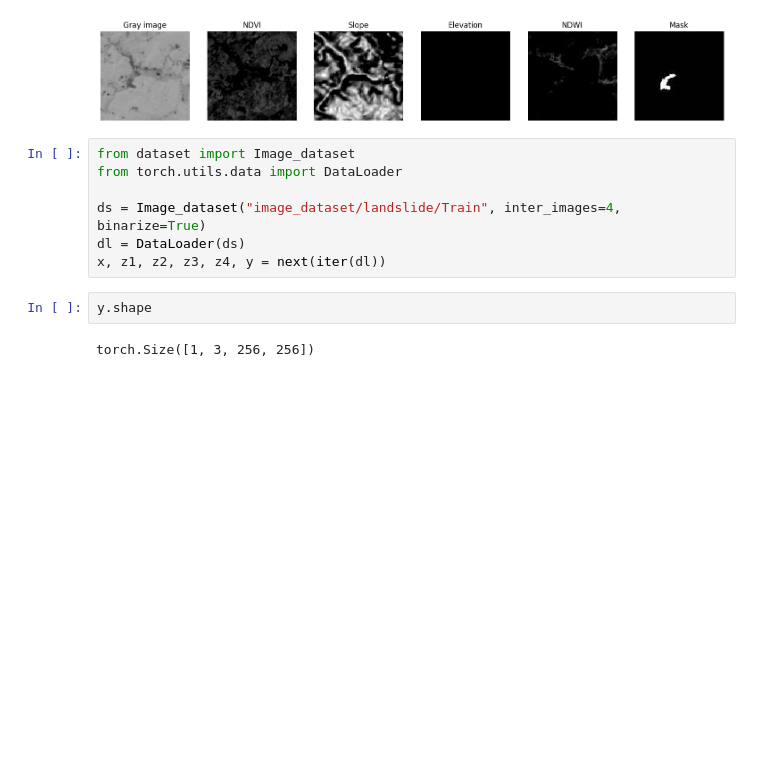
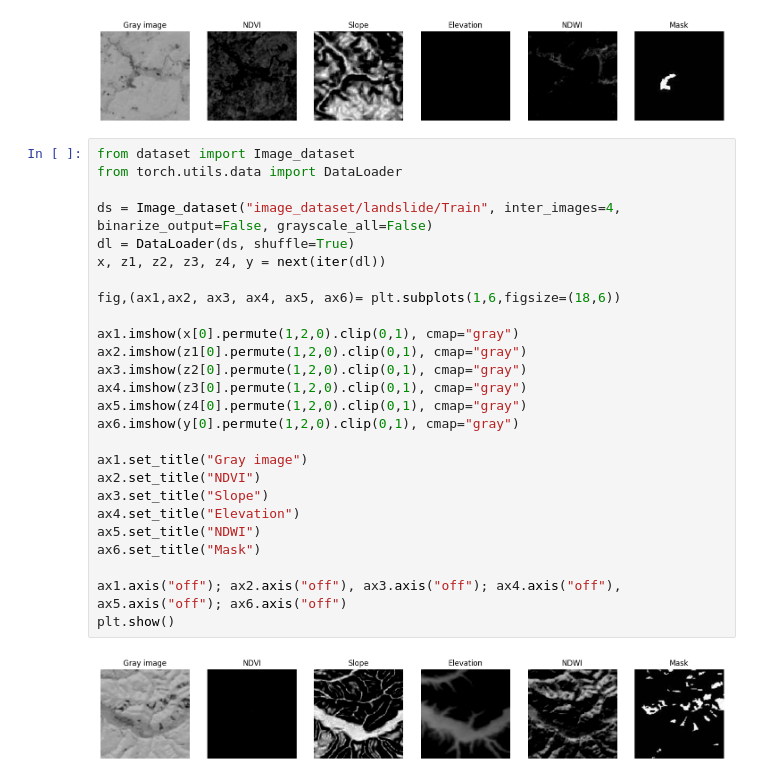
Before and after one commit to Mafaz03/PixSketch2Pix, a Jupyter notebook: dataset.ipynb, the cells around one changed output. Saved outputs shown, nothing was run; the diff lists cells and outputs as text; blank space fills up the shorter version.

Commit message:
utils - stack images

```diff
--- a/dataset.ipynb
+++ b/dataset.ipynb
@@ -265,17 +265,34 @@ ax1.axis("off"); ax2.axis("off"), ax3.axis("off"); ax4.axis("off"), ax5.axis("of
 plt.show()
 # %% [output]
 [figure]
-# %%
-from dataset import Image_dataset
-from torch.utils.data import DataLoader
-
-ds = Image_dataset("image_dataset/landslide/Train", inter_images=4, binarize=True)
-dl = DataLoader(ds)
-x, z1, z2, z3, z4, y = next(iter(dl))
-# %%
-y.shape
-# %% [output]
-torch.Size([1, 3, 256, 256])
+# %%
+from dataset import Image_dataset
+from torch.utils.data import DataLoader
+
+ds = Image_dataset("image_dataset/landslide/Train", inter_images=4, binarize_output=False, grayscale_all=False)
+dl = DataLoader(ds, shuffle=True)
+x, z1, z2, z3, z4, y = next(iter(dl))
+
+fig,(ax1,ax2, ax3, ax4, ax5, ax6)= plt.subplots(1,6,figsize=(18,6))
+
+ax1.imshow(x[0].permute(1,2,0).clip(0,1), cmap="gray")
+ax2.imshow(z1[0].permute(1,2,0).clip(0,1), cmap="gray")
+ax3.imshow(z2[0].permute(1,2,0).clip(0,1), cmap="gray")
+ax4.imshow(z3[0].permute(1,2,0).clip(0,1), cmap="gray")
+ax5.imshow(z4[0].permute(1,2,0).clip(0,1), cmap="gray")
+ax6.imshow(y[0].permute(1,2,0).clip(0,1), cmap="gray")
+
+ax1.set_title("Gray image")
+ax2.set_title("NDVI")
+ax3.set_title("Slope")
+ax4.set_title("Elevation")
+ax5.set_title("NDWI")
+ax6.set_title("Mask")
+
+ax1.axis("off"); ax2.axis("off"), ax3.axis("off"); ax4.axis("off"), ax5.axis("off"); ax6.axis("off")
+plt.show()
+# %% [output]
+[figure, added]
 # %%
 from torch import tensor
 import torch
```
Also changed, not shown: parts of 2 cells of this notebook, 1 other file.
